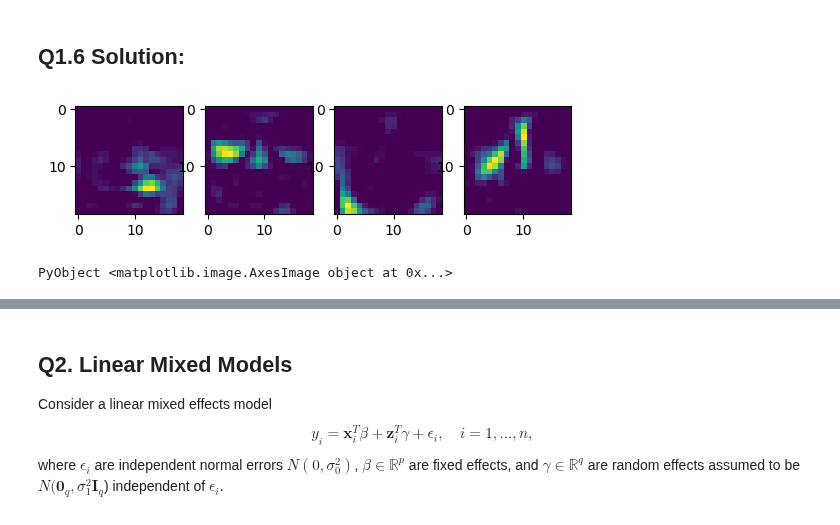
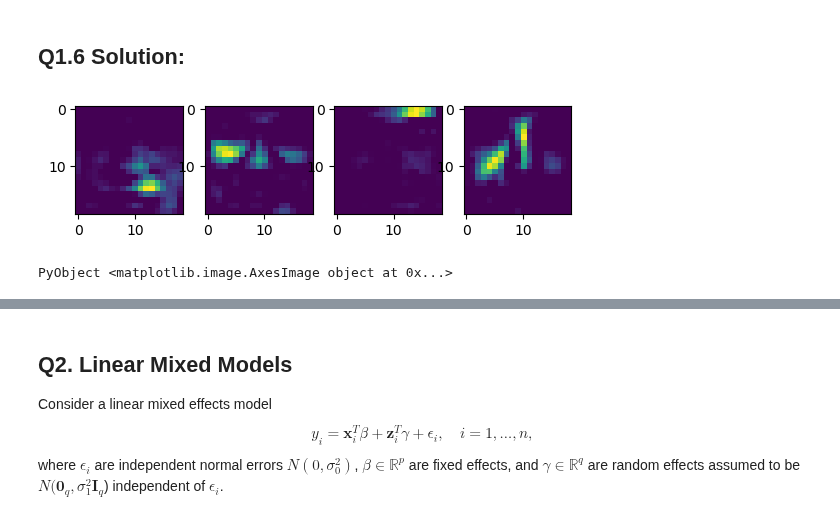
Before and after one commit to sarah-ji/biostat-m280-2018-spring, a Jupyter notebook: hw2/hw02.ipynb, the cells around one changed output, grey strips where cells are left out. Cells and saved outputs as stored; diff of their text form; code cells hidden in the pictures.

```diff
--- a/hw2/hw02.ipynb
+++ b/hw2/hw02.ipynb
@@ -314,27 +314,27 @@ Note that when we plot the rows of the VW_1, we only get one face. That is, each
 # %%
 V, W = nnmf(X, 50, V = V0[:, 1:50], W = W0[1:50, :])
 
 W_img1 = W[1, :]
 W_img1 = reshape(W_img1, 19, 19)
 
 W_img2 = W[2, :]
 W_img2 = reshape(W_img2, 19, 19)
 
-W_img5 = W[5, :]
+W_img5 = W[9, :]
 W_img5 = reshape(W_img5, 19, 19)
 
 W_img10 = W[10, :]
 W_img10 = reshape(W_img10, 19, 19)
 
 #VW = V*W
 subplot(1, 4, 1)
 PyPlot.imshow(W_img1)
 subplot(1, 4, 2)
 PyPlot.imshow(W_img2)
 subplot(1, 4, 3)
 PyPlot.imshow(W_img5)
 subplot(1, 4, 4)
 PyPlot.imshow(W_img10)
 # %% [output]
-[figure, old version]
+[figure, new version]
 PyObject <matplotlib.image.AxesImage object at 0x...>
```
Also changed, not shown: parts of 2 cells of this notebook.
